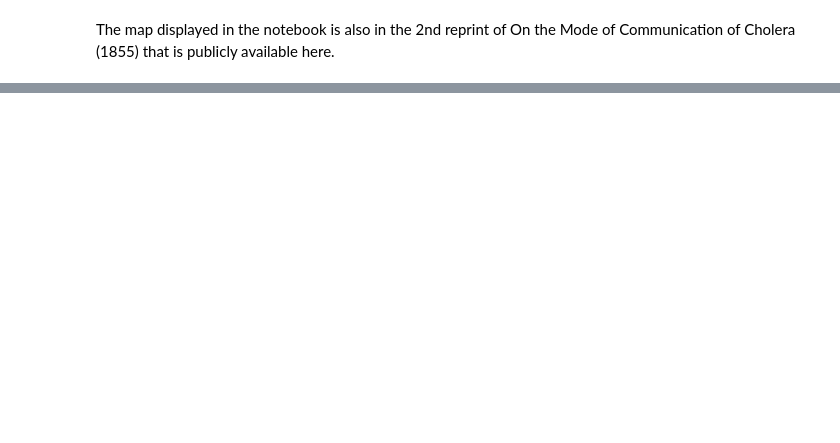
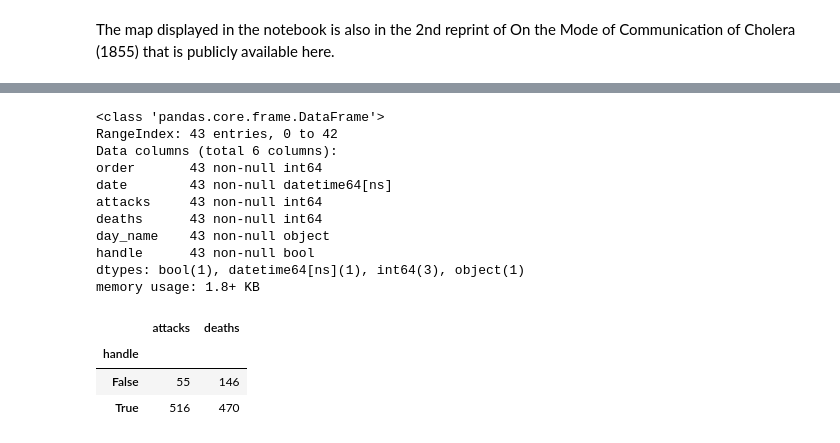
Before and after one commit to HugoTHO/DatasSience-Third-Unit-Notebooks, a Jupyter notebook: Lesson_18_Vizualization_[END].ipynb, the cells around one changed output, grey strips where cells are left out. Saved outputs shown, nothing was run; the diff lists cells and outputs as text; code cells hidden in the pictures; blank space fills up the shorter version.

```diff
--- a/Lesson_18_Vizualization_[END].ipynb
+++ b/Lesson_18_Vizualization_[END].ipynb
@@ -166,22 +216,38 @@ He was now sure, and although officials did not trust him nor his theory they re
     - Create new column **handle** that will contain a Boolean (**True** or **False**) for whether or not the handle was present.
 # %%
 # Import the data the right way
-dates = ...('...', parse_dates=['date'])
+dates = pd.read_csv(base_url + 'dates.csv', parse_dates=['date'])
 
 # Set the Date when handle was removed (8th of September 1854)
 handle_removed = pd.to_datetime('1854/9/8')
 
 # Create new column `day_name` in `dates` DataFrame with names of the day
-dates['day_name'] = ...
+dates['day_name'] = dates['date'].dt.weekday_name
 
 # Create new column `handle` in `dates` DataFrame based on a Date the handle was removed
-dates['handle'] = ... > ...
+dates['handle'] = handle_removed > dates['date']
 
 # Check the dataset and datatypes
 dates.info()
 
 # Create a comparison of how many cholera deaths and attacks there were before and after the handle was removed
-dates.groupby(['handle']).sum()
+dates.loc[:, ["attacks", "deaths", "handle"]].groupby(['handle']).sum()
+# %% [output]
+<class 'pandas.core.frame.DataFrame'>
+RangeIndex: 43 entries, 0 to 42
+Data columns (total 6 columns):
+order       43 non-null int64
+date        43 non-null datetime64[ns]
+attacks     43 non-null int64
+deaths      43 non-null int64
+day_name    43 non-null object
+handle      43 non-null bool
+dtypes: bool(1), datetime64[ns](1), int64(3), object(1)
+memory usage: 1.8+ KB
+|  | attacks | deaths |
+| handle |  |  |
+| False | 55 | 146 |
+| True | 516 | 470 |
 # %% [markdown]
 ## The picture worth a thousand words
 <img style="float: left;margin:5px 20px 5px 1px" src="https://s3.amazonaws.com/assets.datacamp.com/production/project_132/img/johnsnow_pump1.jpg">
```
Also changed, not shown: parts of 9 cells of this notebook.
